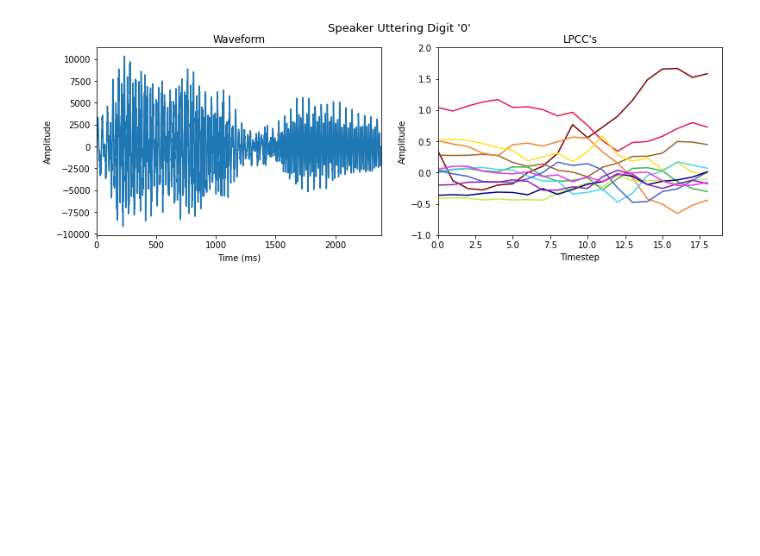
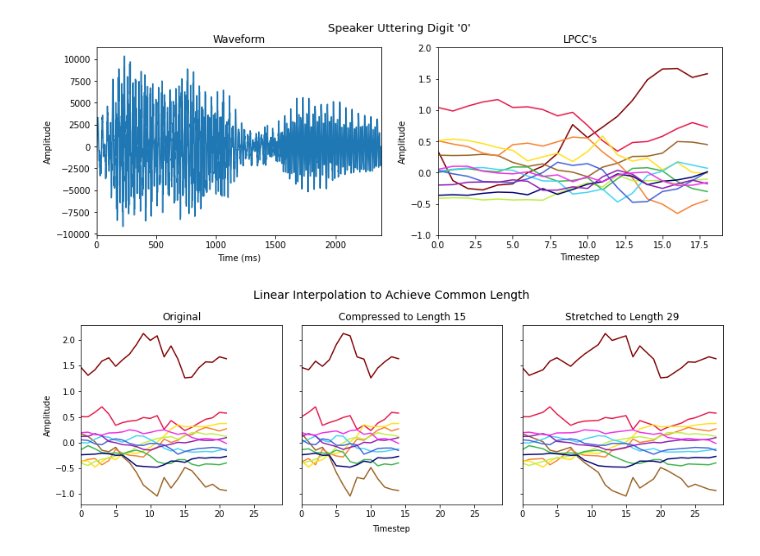
Before and after one commit to NikolaiHerrmann/audio-classifier, a Jupyter notebook: data_description.ipynb, the cells around one changed output. Saved outputs shown, nothing was run; the diff lists cells and outputs as text; code cells hidden in the pictures; blank space fills up the shorter version.

Commit message:
more graphs

```diff
--- a/data_description.ipynb
+++ b/data_description.ipynb
@@ -112,3 +112,28 @@ save_plot("digits_wav")
 plt.show()
 # %% [output]
 [figure]
+# %%
+X_train_vowels_uni_29 = utils.uniform_scaling(X_train_vowels, 29)
+X_train_vowels_uni_15 = utils.uniform_scaling(X_train_vowels, 15)
+# %%
+def plot_single(ax, X, title):
+    [ax.plot(x, color=COLOR_PALETTE[i]) for i, x in enumerate(X.T)]
+    ax.set_xlim(0, 29)
+    ax.set_xticks(range(0, 30, 5))
+    ax.set_title(title)
+# %%
+fig = plt.figure(figsize=(14, 4))
+gs = fig.add_gridspec(1, 3, hspace=0, wspace=0.1)
+(ax1, ax2, ax3) = gs.subplots(sharex=True, sharey=True)
+
+idx = 2
+
+plot_single(ax1, X_train_vowels[idx], "Original")
+ax1.set_ylabel("Amplitude")
+plot_single(ax2, X_train_vowels_uni_15[idx], "Compressed to Length 15")
+plot_single(ax3, X_train_vowels_uni_29[idx], "Stretched to Length 29")
+fig.text(0.5, 0.01, 'Timestep', ha='center')
+fig.suptitle("Linear Interpolation to Achieve Common Length", fontsize=14, y=1.03)
+save_plot("uniform_length")
+# %% [output]
+[figure, added]
```
